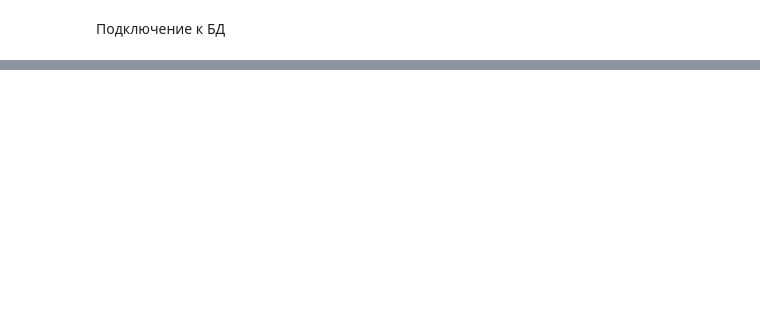
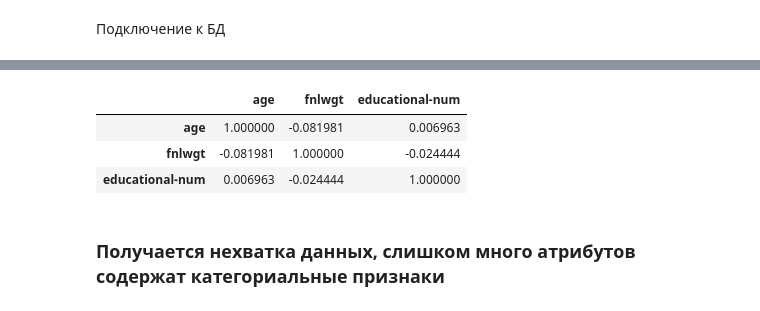
Before and after one commit to zouzanope/income_forecast, a Jupyter notebook: income_forecast.ipynb, the cells around one changed output, grey strips where cells are left out. Cells and saved outputs as stored; diff of their text form; code cells hidden in the pictures; blank space fills up the shorter version.

```diff
--- a/income_forecast.ipynb
+++ b/income_forecast.ipynb
@@ -75,0 +176,11 @@ data.head(9)
+# %%
+corr = data.corr() # построение матрицы корреляций
+
+corr.style.background_gradient(cmap='coolwarm')
+# %% [output]
+|  | age | fnlwgt | educational-num |
+| age | 1.000000 | -0.081981 | 0.006963 |
+| fnlwgt | -0.081981 | 1.000000 | -0.024444 |
+| educational-num | 0.006963 | -0.024444 | 1.000000 |
+# %% [markdown]
+### Получается нехватка данных, слишком много атрибутов содержат категориальные признаки
```
Also changed, not shown: parts of 18 cells of this notebook.
